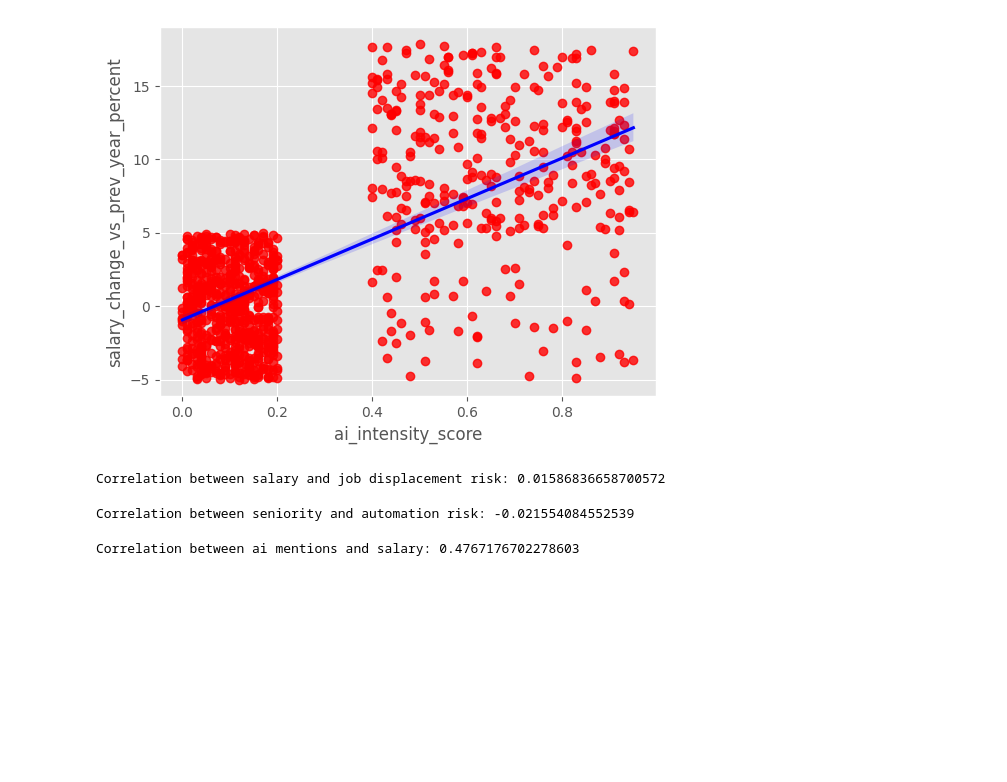
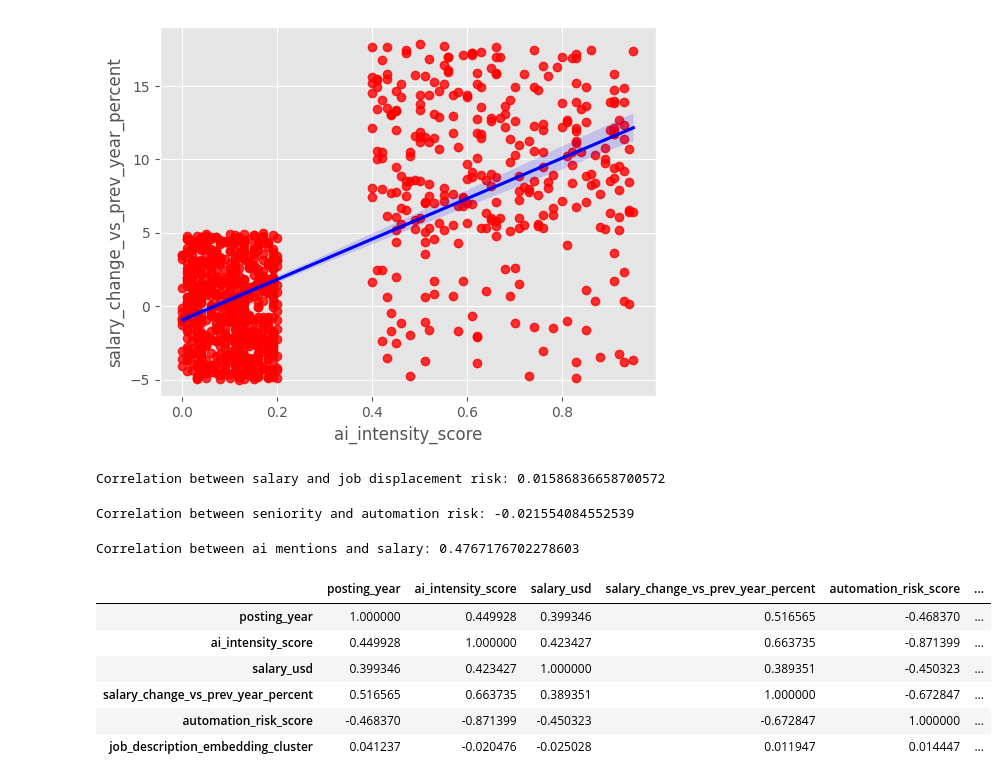
Before and after one commit to subiya-s/DAV, a Jupyter notebook: DAV_notebook.ipynb, the cells around one changed output. Saved outputs shown, nothing was run; the diff lists cells and outputs as text; code cells hidden in the pictures; blank space fills up the shorter version.

```diff
--- a/DAV_notebook.ipynb
+++ b/DAV_notebook.ipynb
@@ -61,0 +68,10 @@ Correlation between ai mentions and salary: 0.4767176702278603
+# %%
+data2.corr()
+# %% [output]
+|  | posting_year | ai_intensity_score | salary_usd | salary_change_vs_prev_year_percent | automation_risk_score | ... |
+| posting_year | 1.000000 | 0.449928 | 0.399346 | 0.516565 | -0.468370 | ... |
+| ai_intensity_score | 0.449928 | 1.000000 | 0.423427 | 0.663735 | -0.871399 | ... |
+| salary_usd | 0.399346 | 0.423427 | 1.000000 | 0.389351 | -0.450323 | ... |
+| salary_change_vs_prev_year_percent | 0.516565 | 0.663735 | 0.389351 | 1.000000 | -0.672847 | ... |
+| automation_risk_score | -0.468370 | -0.871399 | -0.450323 | -0.672847 | 1.000000 | ... |
+| job_description_embedding_cluster | 0.041237 | -0.020476 | -0.025028 | 0.011947 | 0.014447 | ... |
```
Also changed, not shown: parts of 8 cells of this notebook.
